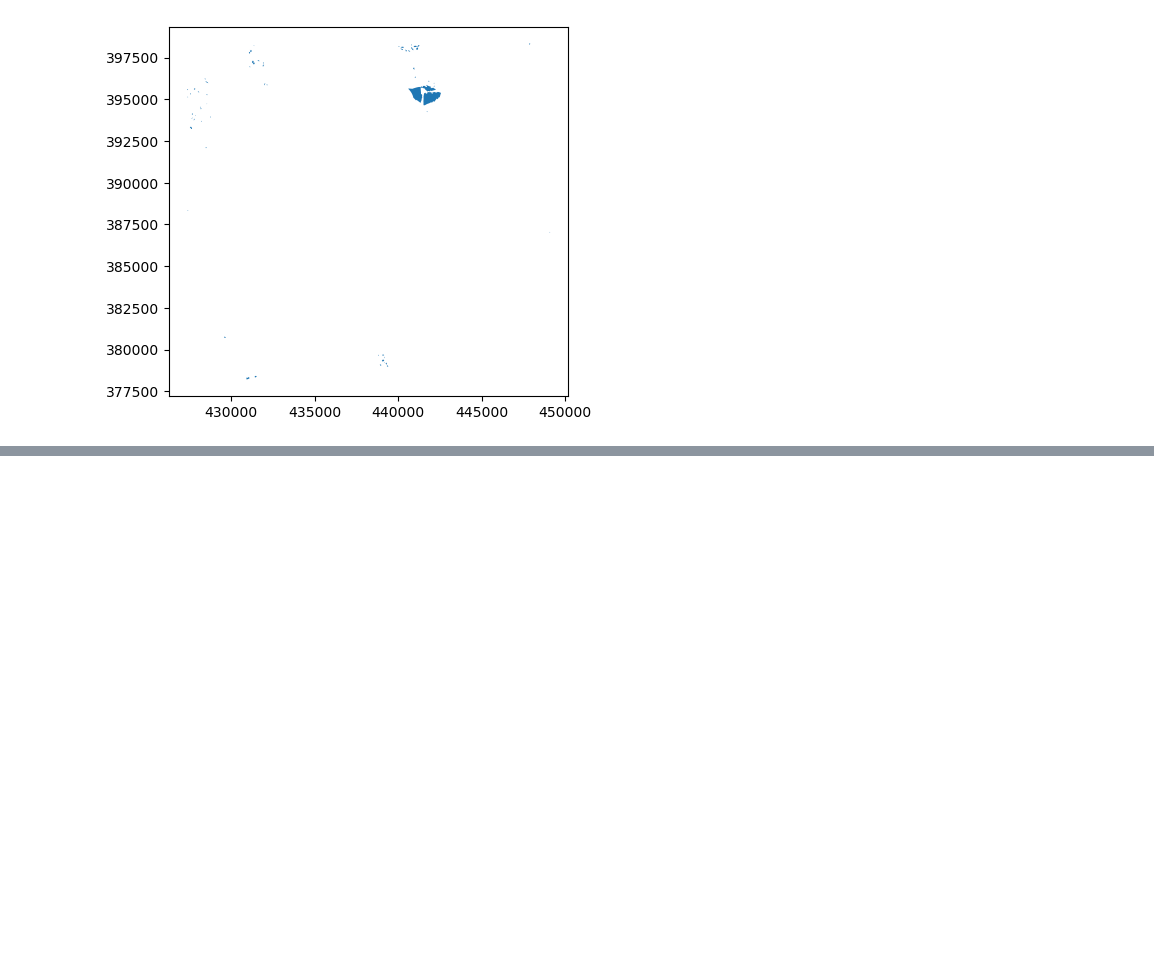
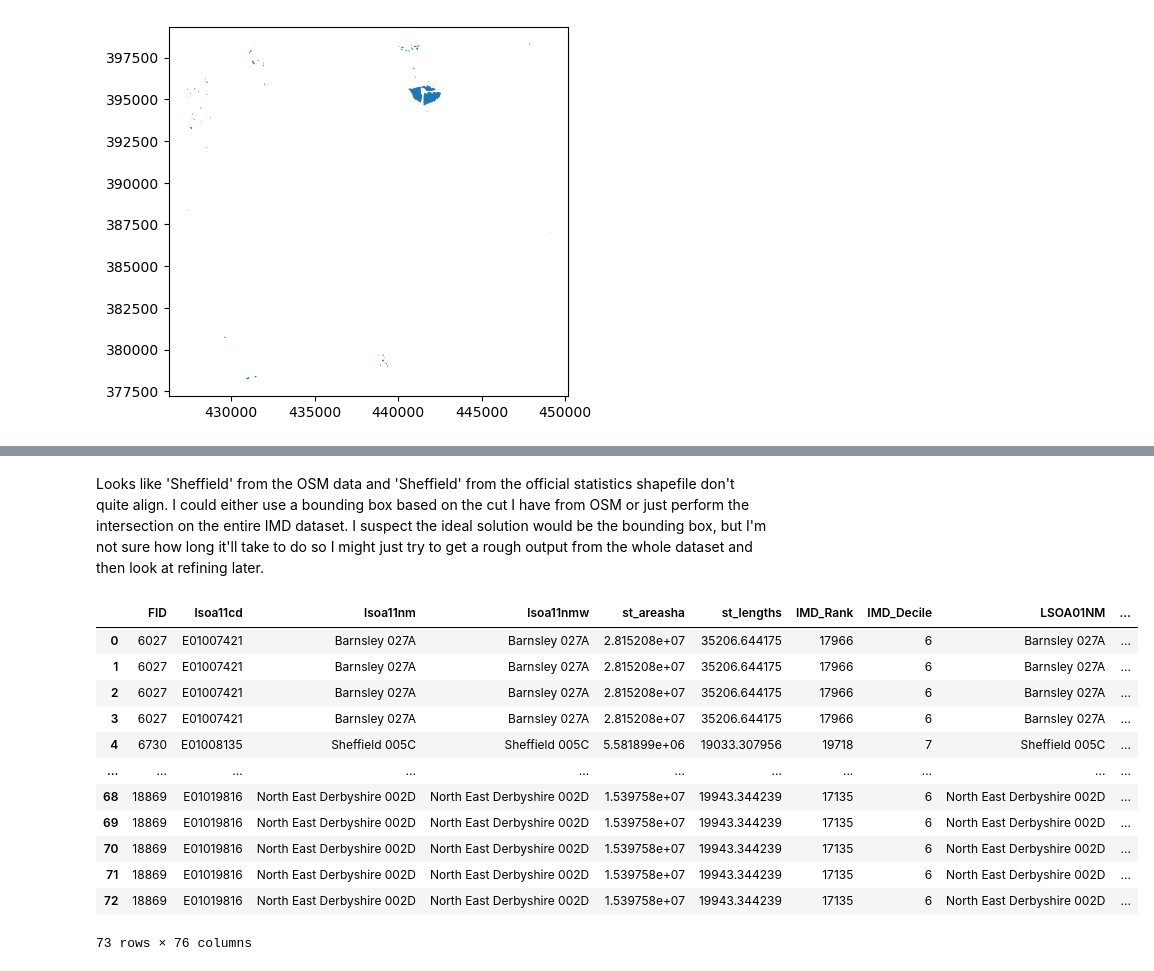
Before and after one commit to tbalbone31/pyrosm_hackathon, a Jupyter notebook: pyrosm_sheffield.ipynb, the cells around one changed output, grey strips where cells are left out. Cells and saved outputs as stored; diff of their text form; code cells hidden in the pictures; blank space fills up the shorter version.

```diff
--- a/pyrosm_sheffield.ipynb
+++ b/pyrosm_sheffield.ipynb
@@ -138,0 +155,19 @@ residential_outside_1km
+# %% [markdown]
+Looks like 'Sheffield' from the OSM data and 'Sheffield' from the official statistics shapefile don't quite align.  I could either use a bounding box based on the cut I have from OSM or just perform the intersection on the entire IMD dataset.  I suspect the ideal solution would be the bounding box, but I'm not sure how long it'll take to do so I might just try to get a rough output from the whole dataset and then look at refining later.
+# %%
+imd_residential_outside_1km = imd.overlay(residential_outside_1km,how='intersection')
+imd_residential_outside_1km
+# %% [output]
+|  | FID | lsoa11cd | lsoa11nm | lsoa11nmw | st_areasha | st_lengths | IMD_Rank | IMD_Decile | LSOA01NM | ... |
+| 0 | 6027 | E01007421 | Barnsley 027A | Barnsley 027A | 2.815208e+07 | 35206.644175 | 17966 | 6 | Barnsley 027A | ... |
+| 1 | 6027 | E01007421 | Barnsley 027A | Barnsley 027A | 2.815208e+07 | 35206.644175 | 17966 | 6 | Barnsley 027A | ... |
+| 2 | 6027 | E01007421 | Barnsley 027A | Barnsley 027A | 2.815208e+07 | 35206.644175 | 17966 | 6 | Barnsley 027A | ... |
+| 3 | 6027 | E01007421 | Barnsley 027A | Barnsley 027A | 2.815208e+07 | 35206.644175 | 17966 | 6 | Barnsley 027A | ... |
+| 4 | 6730 | E01008135 | Sheffield 005C | Sheffield 005C | 5.581899e+06 | 19033.307956 | 19718 | 7 | Sheffield 005C | ... |
+| ... | ... | ... | ... | ... | ... | ... | ... | ... | ... | ... |
+| 68 | 18869 | E01019816 | North East Derbyshire 002D | North East Derbyshire 002D | 1.539758e+07 | 19943.344239 | 17135 | 6 | North East Derbyshire 002D | ... |
+| 69 | 18869 | E01019816 | North East Derbyshire 002D | North East Derbyshire 002D | 1.539758e+07 | 19943.344239 | 17135 | 6 | North East Derbyshire 002D | ... |
+| 70 | 18869 | E01019816 | North East Derbyshire 002D | North East Derbyshire 002D | 1.539758e+07 | 19943.344239 | 17135 | 6 | North East Derbyshire 002D | ... |
+| 71 | 18869 | E01019816 | North East Derbyshire 002D | North East Derbyshire 002D | 1.539758e+07 | 19943.344239 | 17135 | 6 | North East Derbyshire 002D | ... |
+| 72 | 18869 | E01019816 | North East Derbyshire 002D | North East Derbyshire 002D | 1.539758e+07 | 19943.344239 | 17135 | 6 | North East Derbyshire 002D | ... |
+73 rows × 76 columns
```
Also changed, not shown: parts of 7 cells of this notebook.
